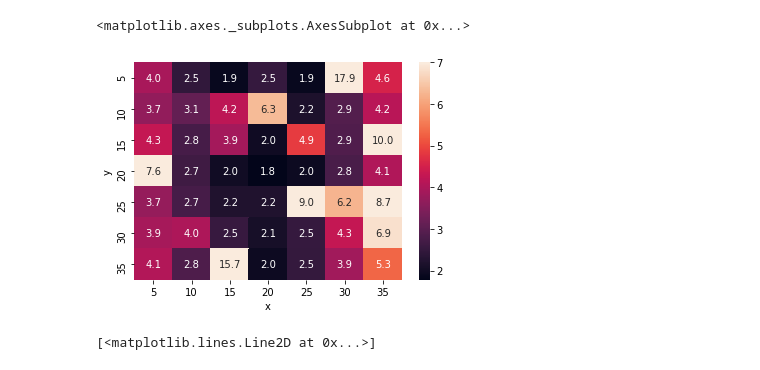
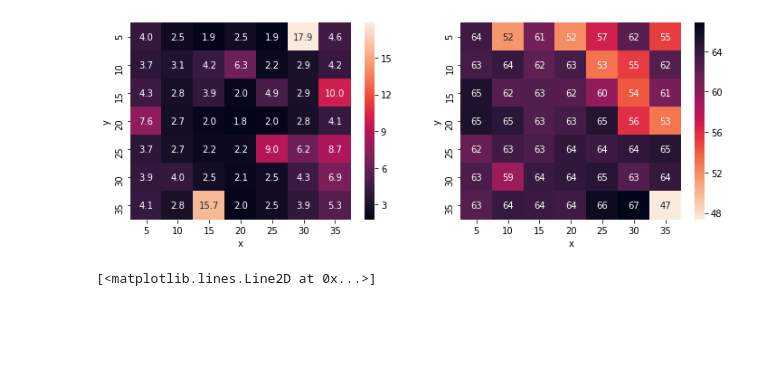
Before and after one commit to faaizT/CausalTwinAssessment, a Jupyter notebook: ELBO Analysis.ipynb, the cells around one changed output. Saved outputs shown, nothing was run; the diff lists cells and outputs as text; code cells hidden in the pictures; blank space fills up the shorter version.

```diff
--- a/ELBO Analysis.ipynb
+++ b/ELBO Analysis.ipynb
@@ -3,12 +3,19 @@ import pandas as pd
 import seaborn as sns
 import numpy as np
 import matplotlib.cm as cm
-test_losses = pd.read_csv("/data/localhost/taufiq/model-learn-policy-posterior-wd_2.0-lr_0.0001/outputs.csv")
-test_losses = test_losses.pivot_table(index="y", columns="x", values="test loss", aggfunc=np.min)
-sns.heatmap(test_losses, vmax=7, vmin=test_losses.values.min(), annot=True, fmt='.1f')
+def plot_loss_and_accuracy(model_name):
+    fig, axs = plt.subplots(1, 2, figsize=(12,4))
+    test_losses = pd.read_csv(f"/data/localhost/taufiq/{model_name}/outputs.csv")
+    test_losses = test_losses.pivot_table(index="y", columns="x", values="test loss", aggfunc=np.min)
+    sns.heatmap(test_losses, vmax=test_losses.values.max(), vmin=test_losses.values.min(), annot=True, fmt='.1f', ax=axs[0])
+    policy_acc = pd.read_csv(f"/data/localhost/taufiq/{model_name}/accuracy.csv")
+    policy_acc = policy_acc.pivot_table(index="y", columns="x", values="policy accuracy", aggfunc=np.max)
+    sns.heatmap(policy_acc, vmax=policy_acc.values.max(), vmin=policy_acc.values.min(), annot=True, fmt='.0f', cmap=sns.cm.rocket_r, ax=axs[1])
-# %% [output]
-<matplotlib.axes._subplots.AxesSubplot at 0x...>
-[figure, removed]
+# %%
+model_name = "model-learn-policy-posterior-wd_2.0-lr_0.0001"
+plot_loss_and_accuracy(model_name)
+# %% [output]
+[figure, added]
 # %%
 import matplotlib.pyplot as plt
 valid_losses = pd.read_csv("/data/localhost/taufiq/model-learn-policy-posterior-wd_2.0-lr_0.0001/validation-loss-25-25.csv")
```
Also changed, not shown: parts of 7 cells of this notebook.
